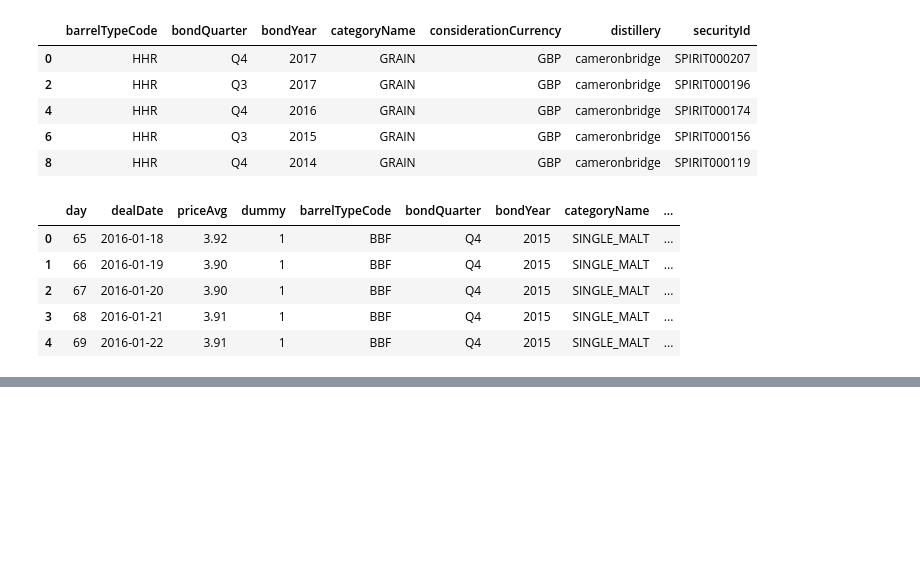
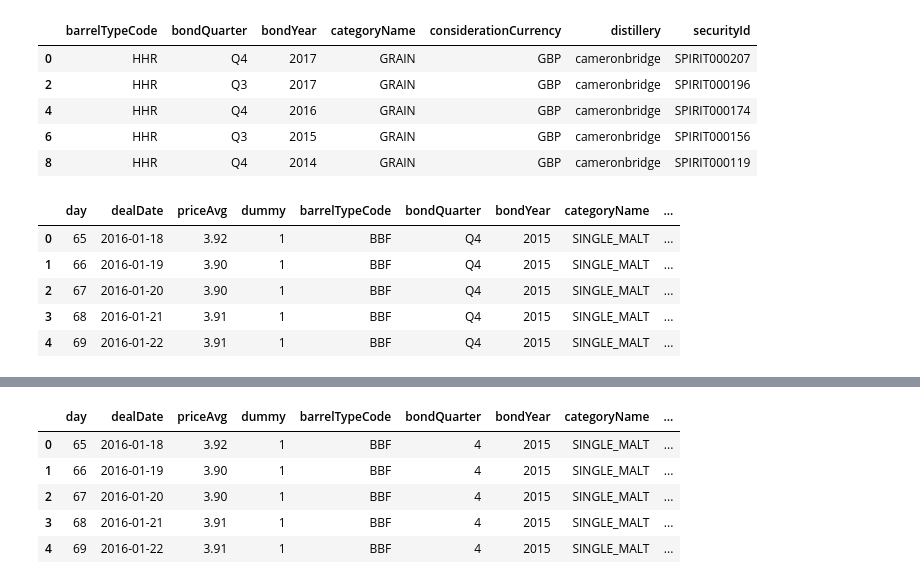
Before and after one commit to filpia/widdoughmaker, a Jupyter notebook: Exploration.ipynb, the cells around one changed output, grey strips where cells are left out. Cells and saved outputs as stored; diff of their text form; code cells hidden in the pictures; blank space fills up the shorter version.

```diff
--- a/Exploration.ipynb
+++ b/Exploration.ipynb
@@ -78,0 +54,17 @@ chart_df.head(200)
+# %%
+cask_types = pd.read_csv('cask_types.csv')
+chart_df = pd.read_csv('pitch_history_3_18_2018.csv')
+
+chart_df['bondQuarter'] = chart_df['bondQuarter'].apply(lambda x: int(x[1]))
+chart_df['yrqtr'] = chart_df.apply(lambda x: int(x['bondYear'])*10+int(x['bondQuarter']),axis=1)
+chart_df['label'] = chart_df.apply(lambda x: "{}_{}_{}".format(*[x['distillery'],x['barrelTypeCode'],x['yrqtr']]) ,axis=1)
+
+chart_df = chart_df.merge(cask_types,on='barrelTypeCode')
+chart_df.head()
+# %% [output]
+|  | day | dealDate | priceAvg | dummy | barrelTypeCode | bondQuarter | bondYear | categoryName | ... |
+| 0 | 65 | 2016-01-18 | 3.92 | 1 | BBF | 4 | 2015 | SINGLE_MALT | ... |
+| 1 | 66 | 2016-01-19 | 3.90 | 1 | BBF | 4 | 2015 | SINGLE_MALT | ... |
+| 2 | 67 | 2016-01-20 | 3.90 | 1 | BBF | 4 | 2015 | SINGLE_MALT | ... |
+| 3 | 68 | 2016-01-21 | 3.91 | 1 | BBF | 4 | 2015 | SINGLE_MALT | ... |
+| 4 | 69 | 2016-01-22 | 3.91 | 1 | BBF | 4 | 2015 | SINGLE_MALT | ... |
```
Also changed, not shown: parts of 9 cells of this notebook.
